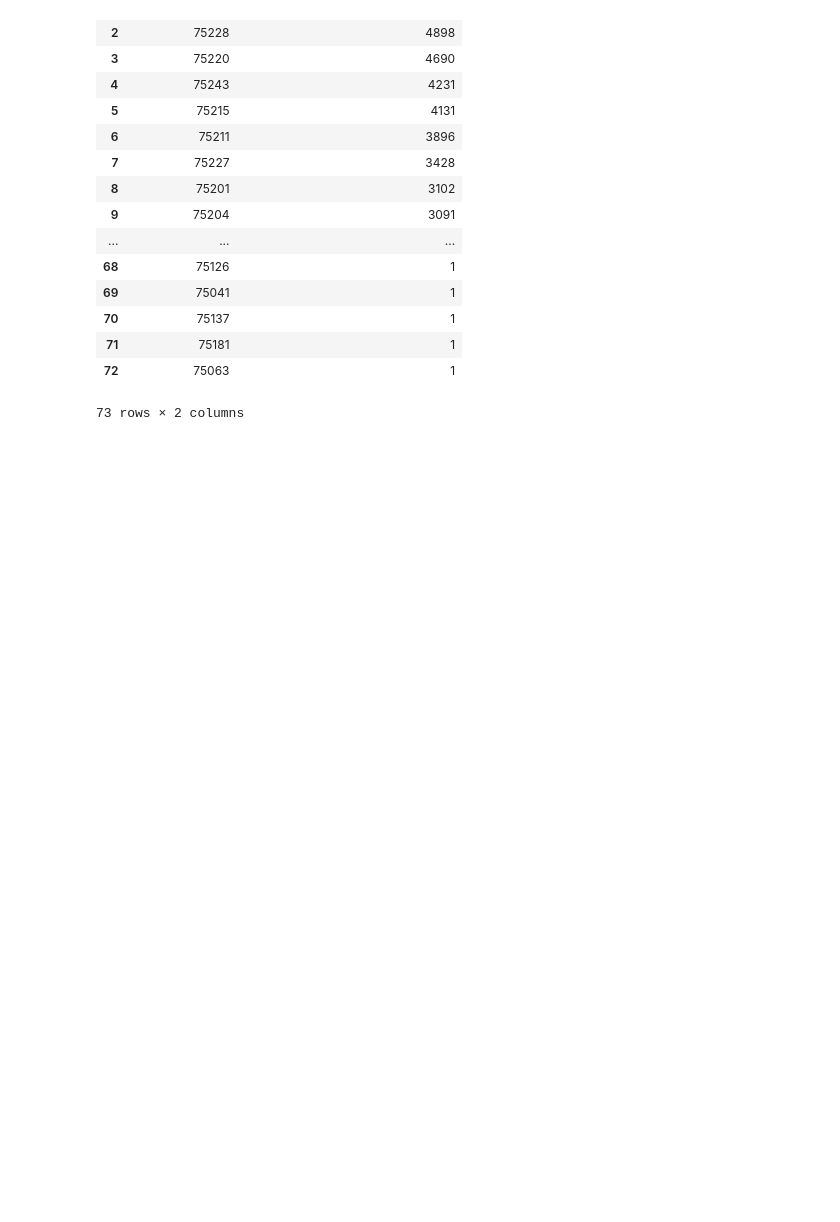
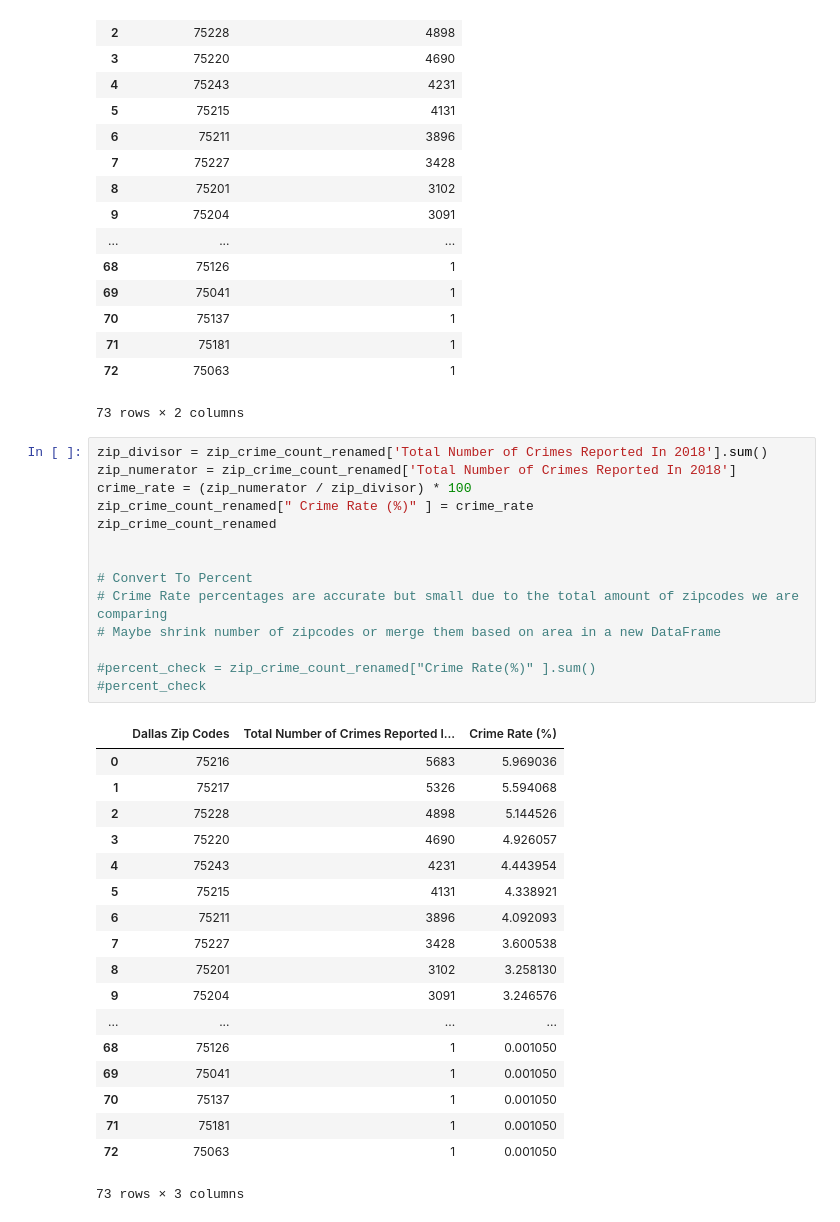
Before and after one commit to benjaminpodell/Project_1, a Jupyter notebook: police_csv_script.ipynb, the cells around one changed output. Saved outputs shown, nothing was run; the diff lists cells and outputs as text; blank space fills up the shorter version.

Commit message:
crime rate percents

```diff
--- a/police_csv_script.ipynb
+++ b/police_csv_script.ipynb
@@ -332,3 +332,36 @@ zip_crime_count_renamed
 | 71 | 75181 | 1 |
 | 72 | 75063 | 1 |
 73 rows × 2 columns
+# %%
+zip_divisor = zip_crime_count_renamed['Total Number of Crimes Reported In 2018'].sum()
+zip_numerator = zip_crime_count_renamed['Total Number of Crimes Reported In 2018']
+crime_rate = (zip_numerator / zip_divisor) * 100
+zip_crime_count_renamed[" Crime Rate (%)" ] = crime_rate
+zip_crime_count_renamed
+
+
+# Convert To Percent
+# Crime Rate percentages are accurate but small due to the total amount of zipcodes we are comparing
+# Maybe shrink number of zipcodes or merge them based on area in a new DataFrame
+
+#percent_check = zip_crime_count_renamed["Crime Rate(%)" ].sum()
+#percent_check
+# %% [output]
+|  | Dallas Zip Codes | Total Number of Crimes Reported I... | Crime Rate (%) |
+| 0 | 75216 | 5683 | 5.969036 |
+| 1 | 75217 | 5326 | 5.594068 |
+| 2 | 75228 | 4898 | 5.144526 |
+| 3 | 75220 | 4690 | 4.926057 |
+| 4 | 75243 | 4231 | 4.443954 |
+| 5 | 75215 | 4131 | 4.338921 |
+| 6 | 75211 | 3896 | 4.092093 |
+| 7 | 75227 | 3428 | 3.600538 |
+| 8 | 75201 | 3102 | 3.258130 |
+| 9 | 75204 | 3091 | 3.246576 |
+| ... | ... | ... | ... |
+| 68 | 75126 | 1 | 0.001050 |
+| 69 | 75041 | 1 | 0.001050 |
+| 70 | 75137 | 1 | 0.001050 |
+| 71 | 75181 | 1 | 0.001050 |
+| 72 | 75063 | 1 | 0.001050 |
+73 rows × 3 columns
```
Also changed, not shown: parts of 2 cells of this notebook.
